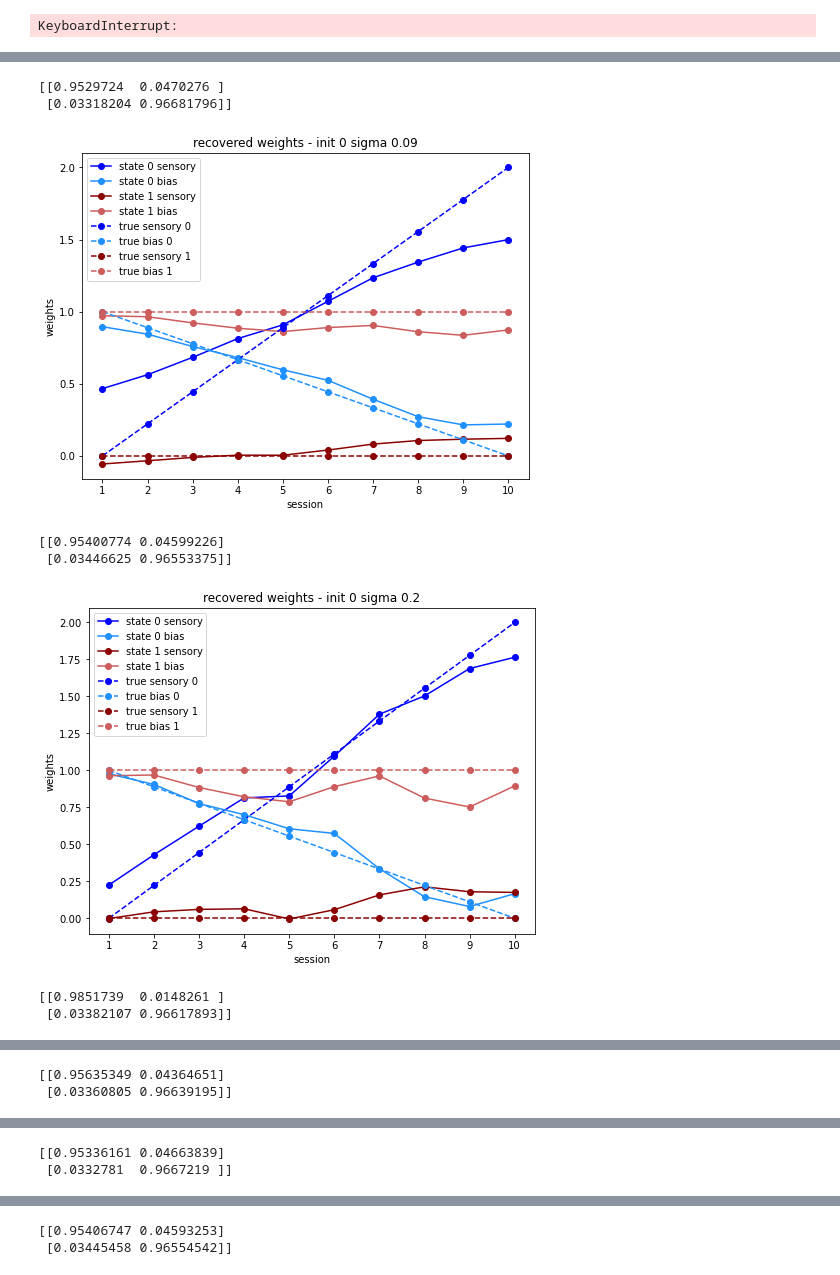
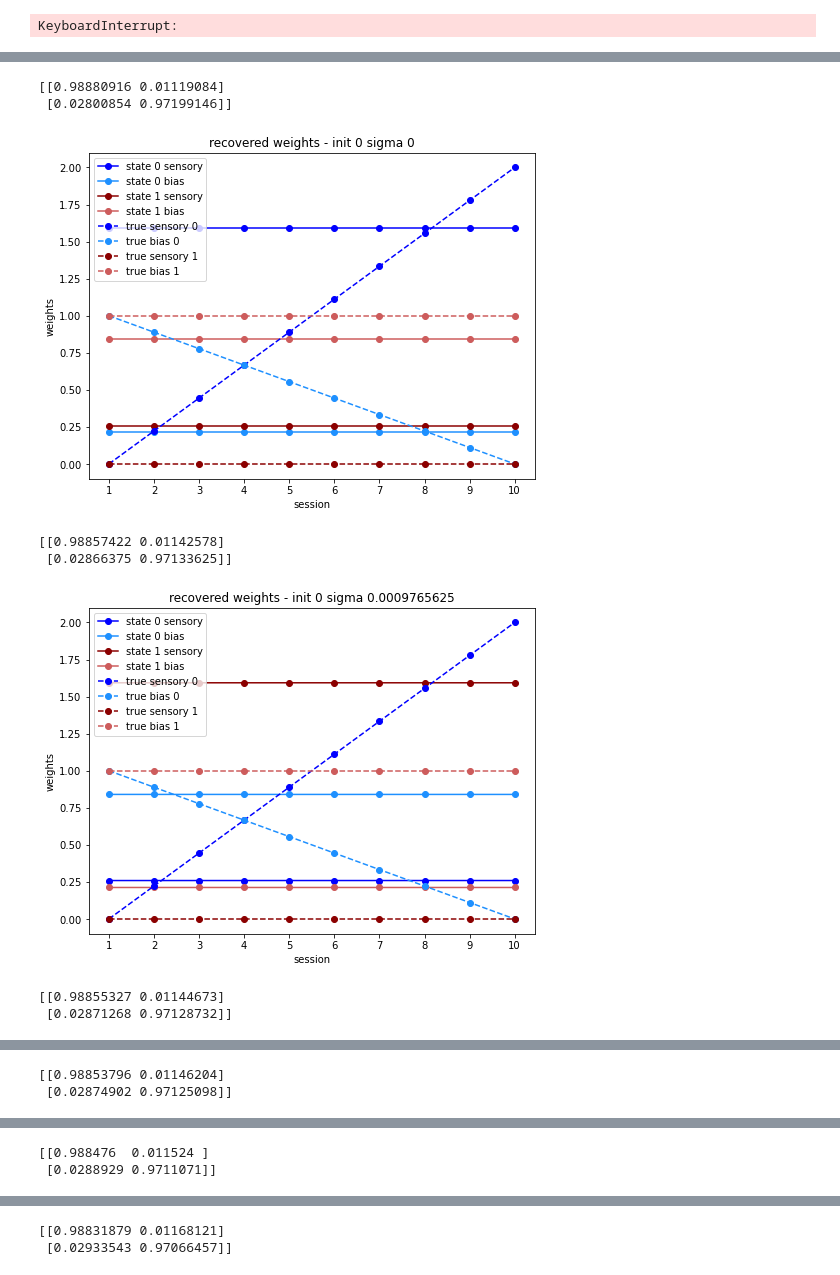
Before and after one commit to lenca56/Pillow_dGLM-HMM, a Jupyter notebook: code/Checking_two_state.ipynb, the cells around one changed output, grey strips where cells are left out. Cells and saved outputs as stored; diff of their text form; code cells hidden in the pictures.

Commit message:
changing initialization to GLM-HMM - global fit and updating multiple sigma plot for 2 states

```diff
--- a/code/Checking_two_state.ipynb
+++ b/code/Checking_two_state.ipynb
@@ -74,8 +74,9 @@ ourSigma[0,0] = 0.11
 ourSigma[0,1] = 0.22
 ourSigma[1,0] = 0.01
 ourSigma[1,1] = 0.01
+oneSessInd = [0,N]
 
 initP, initW = dGLM_HMM.generate_param(sessInd=sessInd, transitionDistribution=['dirichlet', (5, 1)], weightDistribution=['uniform', (-2,2)]) # initialize the model parameters
-checkP, checkW, checkLl = dGLM_HMM.fit(trainX, trainY,  initP, initW, sigma=ourSigma, sessInd=sessInd, pi0=None, maxIter=300, tol=1e-4) # fit the model
+checkP, checkW, checkLl = dGLM_HMM.fit(trainX, trainY,  initP, initW, sigma=0, sessInd=oneSessInd, pi0=None, maxIter=300, tol=1e-4) # fit the model
 print(np.argmax(checkLl))
 # %% [output]
@@ -83,8 +100,8 @@ print(np.argmax(checkLl))
 # %%
 testX = np.load(f'../data/{K}_state_constant-drift_testX.npy')
 testY = np.load(f'../data/{K}_state_constant-drift_testY.npy')
-testPhi = dGLM_HMM.observation_probability(testX, reshapeWeights(checkW[0], sessInd, testSessInd))
+# testPhi = dGLM_HMM.observation_probability(testX, reshapeWeights(checkW[0], sessInd, testSessInd))
 # _, _, testLl = dGLM_HMM.forward_pass(testY,checkP[0],testPhi)
 # print("test LL per trial=", testLl/N/2)
 
-#plotting_weights(checkW, sessInd, trueW, 'recovered weights sigma=0.1')
+plotting_weights(checkW, sessInd, trueW, 'recovered weights sigma=0.1')
@@ -145,8 +154,8 @@ for init in range(8,13):
     _, _, testLl = dGLM_HMM.forward_pass(testY,checkP[init],testPhi)
     print("test LL per trial=", testLl/N/2)
     print(np.argmax(checkLl[init]))
-    plt.figure(figsize=(8,6))
-    plotting_weights(permute_states(checkW[init], sessInd), sessInd, trueW, f'recovered weights - init {init} ourSigma')
+    # plt.figure(figsize=(8,6))
+    # plotting_weights(permute_states(checkW[init], sessInd), sessInd, trueW, f'recovered weights - init {init} ourSigma')
 # %% [output]
 test LL per trial= -0.5955408777353932
 299
@@ -188,19 +192,19 @@ allLl, allP, allW = fit_multiple_sigmas(N=N,K=K,D=D,C=C, sessInd=sessInd, sigmaL
 # %%
-sigmaList = [0.008,0.04,0.09,0.2,0.45,1,2.23,5,11.18,25,125]
+sigmaList = [0] + [2**x for x in list(np.arange(-10,-4,1,dtype=float))] + [2**x for x in list(np.arange(-4,-2,0.25,dtype=float))] + [2**x for x in list(np.arange(-2,0,0.5,dtype=float))] + [2**x for x in list(np.arange(0,8,1,dtype=float))]
 allW = np.load('../data//W_N=5000_2_state_constant-drift.npy')
 allP = np.load('../data//P_N=5000_2_state_constant-drift.npy')
-for init in range(0,5):
-    for indSigma in range(2,4):
+for init in range(0,1):
+    for indSigma in range(0,len(sigmaList)):
         #print(np.argmax(allLl[init,indSigma]))
         print(allP[init,indSigma])
         plt.figure(figsize=(8,6))
         plotting_weights(permute_states(allW[init, indSigma],sessInd), sessInd, trueW, f'recovered weights - init {init} sigma {sigmaList[indSigma]}')
 # %% [output]
-[[0.9529724  0.0470276 ]
- [0.03318204 0.96681796]]
+[[0.98880916 0.01119084]
+ [0.02800854 0.97199146]]
-[figure, old version]
+[figure, new version]
-[[0.95400774 0.04599226]
- [0.03446625 0.96553375]]
+[[0.98857422 0.01142578]
+ [0.02866375 0.97133625]]
-[figure, old version]
+[figure, new version]
-[[0.9851739  0.0148261 ]
- [0.03382107 0.96617893]]
+[[0.98855327 0.01144673]
+ [0.02871268 0.97128732]]
@@ -208,2 +212,2 @@ for init in range(0,5):
-[[0.95635349 0.04364651]
- [0.03360805 0.96639195]]
+[[0.98853796 0.01146204]
+ [0.02874902 0.97125098]]
@@ -211,2 +215,2 @@ for init in range(0,5):
-[[0.95336161 0.04663839]
- [0.0332781  0.9667219 ]]
+[[0.988476  0.011524 ]
+ [0.0288929 0.9711071]]
@@ -214,2 +218,2 @@ for init in range(0,5):
-[[0.95406747 0.04593253]
- [0.03445458 0.96554542]]
+[[0.98831879 0.01168121]
+ [0.02933543 0.97066457]]
```
Also changed, not shown: parts of 8 cells of this notebook, 6 other files.
